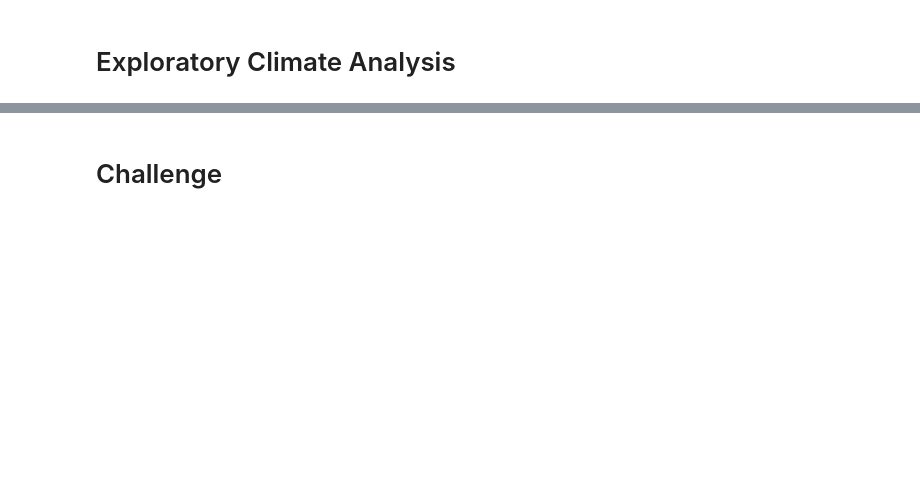
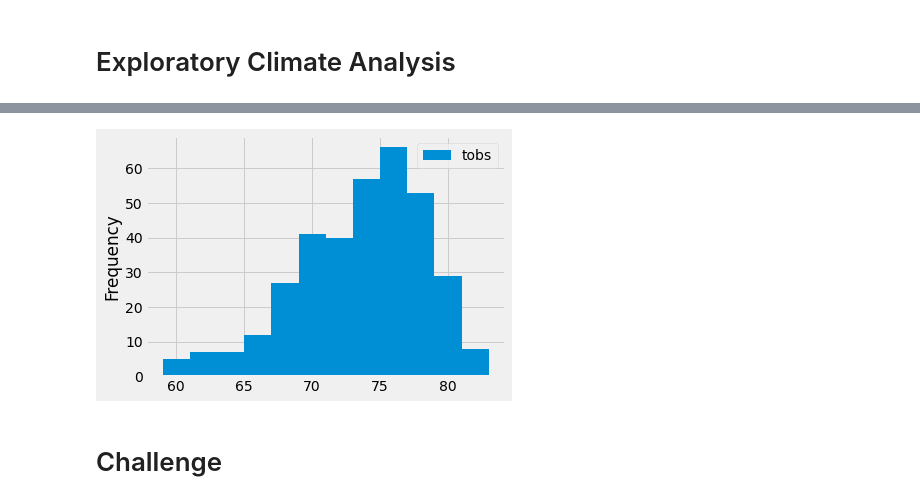
Before and after one commit to SydneyKinney/surfs_up, a Jupyter notebook: climate_analysis.ipynb, the cells around one changed output, grey strips where cells are left out. Drawn from its saved outputs; the diff is of its cells as text; code cells hidden in the pictures; blank space fills up the shorter version.

```diff
--- a/climate_analysis.ipynb
+++ b/climate_analysis.ipynb
@@ -201,0 +114,8 @@ print(results)
+# %%
+#create query for temp observations    - then put into data frame - histogram is in cell below
+results = session.query(Measurement.tobs).\
+filter(Measurement.station == 'USC00519281').\
+filter(Measurement.date >= prev_year).all()
+#print(results)
+df = pd.DataFrame(results, columns=['tobs'])
+print(df)
@@ -202,6 +137,10 @@ print(results)
 # %%
 # Choose the station with the highest number of temperature observations.
 # Query the last 12 months of temperature observation data for this station and plot the results as a histogram
+df.plot.hist(bins=12)
+plt.tight_layout()
+# %% [output]
+[figure, added]
 # %%
 # Write a function called `calc_temps` that will accept start date and end date in the format '%Y-%m-%d'
 # and return the minimum, average, and maximum temperatures for that range of dates
```
Also changed, not shown: parts of 24 cells of this notebook, 1 other file.
